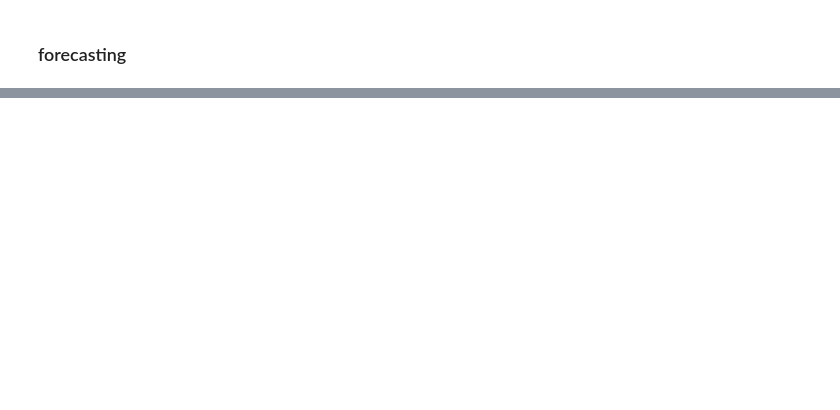
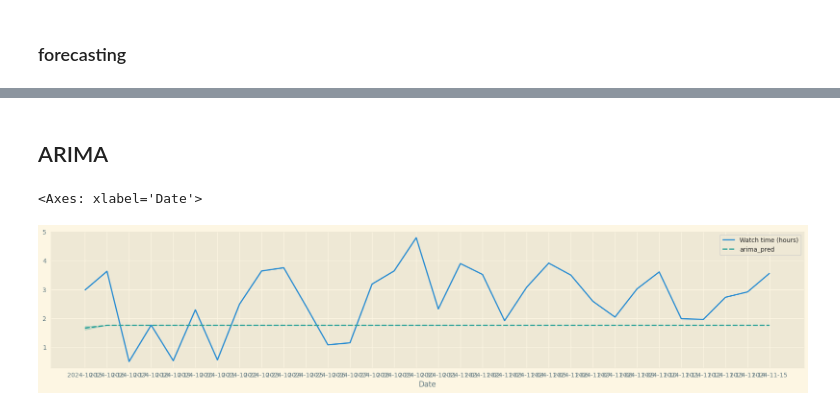
Before and after one commit to Enejan-H/Deep-Learning-Projects, a Jupyter notebook: rnn-lstm-gru-my-youtube-channel-watching-hours.ipynb, the cells around one changed output, grey strips where cells are left out. Drawn from its saved outputs; the diff is of its cells as text; code cells hidden in the pictures; blank space fills up the shorter version.

```diff
--- a/rnn-lstm-gru-my-youtube-channel-watching-hours.ipynb
+++ b/rnn-lstm-gru-my-youtube-channel-watching-hours.ipynb
@@ -1400,0 +1471,4 @@ plt.xlim('2024-11-17 00:00:00', '2024-11-18 23:00:00')
+# %%
+# Set 'Date' as the index
+data = data.set_index('Date')
+data.head()
@@ -1400,0 +1483,18 @@ plt.xlim('2024-11-17 00:00:00', '2024-11-18 23:00:00')
+# %%
+train_data = data[:'2024-10-14']
+test_data = data['2024-10-15':'2024-11-15']
+pred_df = test_data.copy()
+# %% [markdown]
+## ARIMA
+# %%
+
+arima_model = sm.tsa.arima.ARIMA(np.asarray(train_data),order=(2,1,2))
+arima_model_fit = arima_model.fit()
+arima_pred = arima_model_fit.forecast(len(test_data),disp=False)
+
+pred_df["arima_pred"] = arima_pred.round(2)
+plt.figure(figsize=(22,4))
+sns.lineplot(data = pred_df[['Watch time (hours)', 'arima_pred']])
+# %% [output]
+<Axes: xlabel='Date'>
+[figure, added]
```
Also changed, not shown: parts of 63 cells of this notebook.
